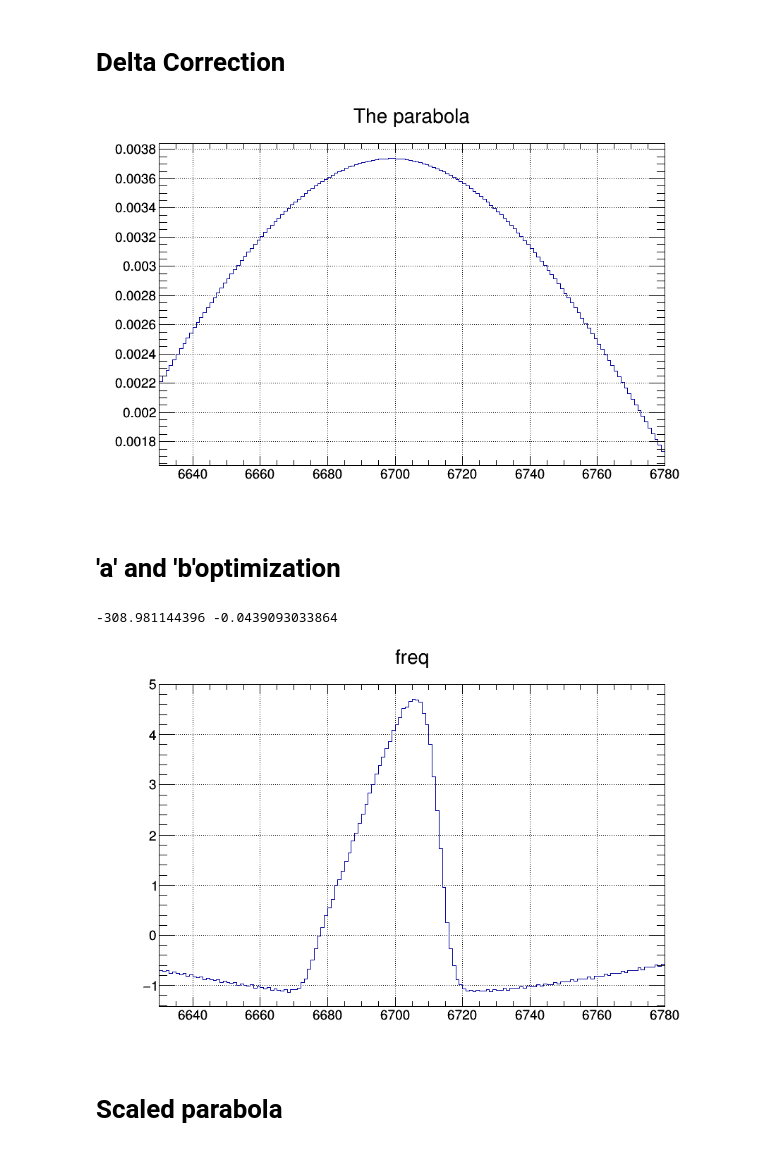
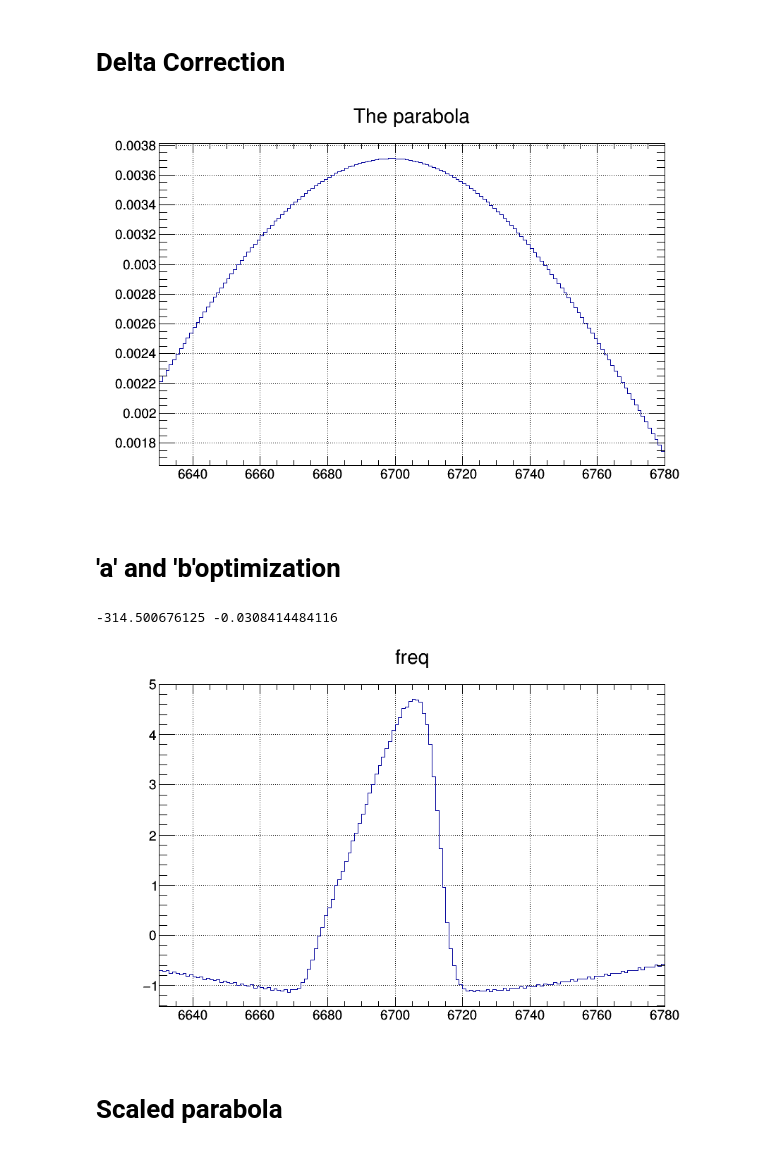
Before and after one commit to atc93/pythonFourier, a Jupyter notebook: jupyter/ToyModelStudy.ipynb, the cells around one changed output. Cells and saved outputs as stored; diff of their text form; code cells hidden in the pictures.

```diff
--- a/jupyter/ToyModelStudy.ipynb
+++ b/jupyter/ToyModelStudy.ipynb
@@ -238,26 +238,26 @@ Info in <TCanvas::Print>: eps file FirstApproximation.eps has been created
 # %%
 # Correction
 rcorrs = real.Clone()
 rcorrs.Scale(0)
 for i in range(150):
 
         frq = 6630.5 + i*1
         integral = 0
 
         for j in range(1, 150):
             #print j, freq.GetBinCenter(j), freq.GetBinContent(j), frq
             if (approx.GetBinCenter(j)-frq) != 0:
-                integral += approx.GetBinContent(j)*math.sin(2*math.pi*(frq-approx.GetBinCenter(j))*(startTime-0.0745)/1000)/(1000*(frq-approx.GetBinCenter(j))  )
+                integral += approx.GetBinContent(j)*math.sin(2*math.pi*(frq-approx.GetBinCenter(j))*(startTime-0.10245)/1000)/(1000*(frq-approx.GetBinCenter(j))  )
             else:
-                integral += 2*math.pi*approx.GetBinContent(j)*(startTime-0.0745)/1000000
+                integral += 2*math.pi*approx.GetBinContent(j)*(startTime-0.10245)/1000000
 
         rcorrs.SetBinContent(i+1,integral)
 rcorrs.Draw()
 rcorrs.SetTitle("The parabola")
 c.Update()
 c.Draw()
 # %% [output]
-[figure, old version]
+[figure, new version]
 # %% [markdown]
 # 'a' and 'b'optimization
 # %%
@@ -284,7 +284,7 @@ c.Draw()
 a,b = minimization()
 print a,b
 # %% [output]
--308.981144396 -0.0439093033864
+-314.500676125 -0.0308414484116
 [figure]
 # %% [markdown]
 # Scaled parabola
```
Also changed, not shown: parts of 3 cells of this notebook, 9 other files.
